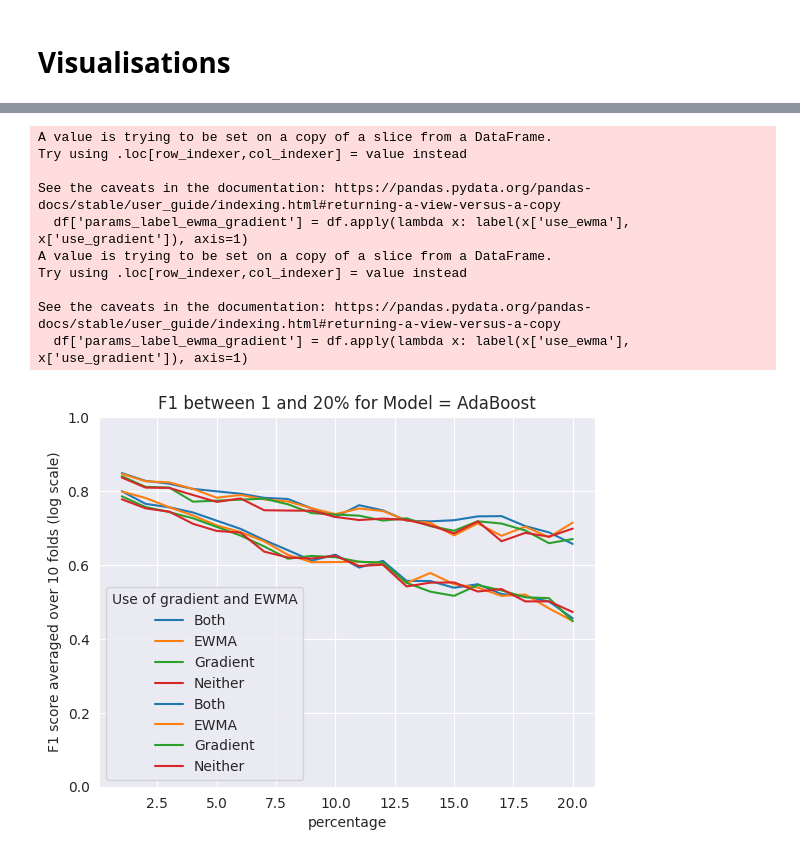
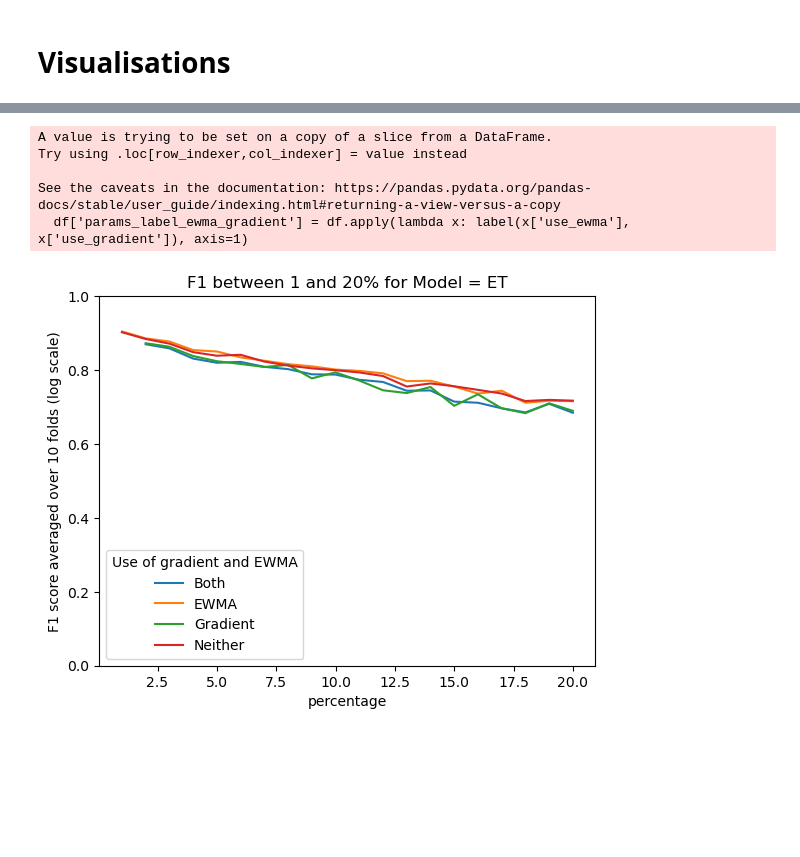
Before and after one commit to IDMP-B-2022/done-soon, a Jupyter notebook: notebooks/analysis.ipynb, the cells around one changed output, grey strips where cells are left out. Drawn from its saved outputs; the diff is of its cells as text; code cells hidden in the pictures; blank space fills up the shorter version.

```diff
--- a/notebooks/analysis.ipynb
+++ b/notebooks/analysis.ipynb
@@ -8,7 +8,7 @@ import pandas as pd
 import seaborn
 # %%
 def parse_files(root_path):
-    files = root_path.joinpath("./outputs-reuben-lag-5").glob("*.json")
+    files = root_path.joinpath("./train-output").glob("**/*.json")
     f1_results = []
     per_problem_results = []
 
@@ -51,4 +51,4 @@ def parse_files(root_path):
 
     return results_df, per_problem_df
 # %%
-data, per_problem = parse_files(Path('./analysis'))
+data, per_problem = parse_files(Path('./analysis/'))
@@ -195,46 +261,43 @@ def plot_average_performance_between_percentages_inclusive(data_df, model, min_p
     model_only = data_df[data_df['model'] == model]
 
     hues = ['Both', 'EWMA', 'Gradient', 'Neither']
+    # hues = ['Neither']
 
     labels_added = label_ewma_and_gradients(model_only)
     labels_added = labels_added[
         labels_added['params_label_ewma_gradient'].isin(hues)]
 
     seaborn.lineplot(data=labels_added, x='percentage', y='f1', hue='params_label_ewma_gradient', errorbar=None,
                      hue_order=hues).set(
         title=f"F1 between {min_p} and {max_p}% for Model = {model}",
         ylabel="F1 score averaged over 10 folds (log scale)")
     plt.legend(title='Use of gradient and EWMA', loc='lower left')
 
     plt.ylim(0, 1)
 
 
 def plot_best_and_worst(best, worst, model):
     plot_average_performance_between_percentages_inclusive(best, model, 1, 20)
-    plot_average_performance_between_percentages_inclusive(worst, model, 1, 20)
+    # plot_average_performance_between_percentages_inclusive(worst, model, 1, 20)
     plt.show()
 
-plot_best_and_worst(best_selected_models, worst_selected_models, 'AdaBoost')
+plot_best_and_worst(best_selected_models, worst_selected_models, 'ET')
+
 # plot_average_performance_between_percentages_inclusive(best_selected_models, 'ET', 1, 20)
 # plot_average_performance_between_percentages_inclusive(best_selected_models, 'MLP', 1, 20)
 # plot_average_performance_between_percentages_inclusive(best_selected_models, 'DUM', 1, 20)
 #
 # plot_average_performance_between_percentages_inclusive(best_selected_models, 'AdaBoost', 1, 20)
 # plot_average_performance_between_percentages_inclusive(best_selected_models, 'ET', 1, 20)
 # plot_average_performance_between_percentages_inclusive(best_selected_models, 'MLP', 1, 20)
 # plot_average_performance_between_percentages_inclusive(best_selected_models, 'DUM', 1, 20)
 # %% [output]
 A value is trying to be set on a copy of a slice from a DataFrame.
 Try using .loc[row_indexer,col_indexer] = value instead
 
 See the caveats in the documentation: https://pandas.pydata.org/pandas-docs/stable/user_guide/indexing.html#returning-a-view-versus-a-copy
   df['params_label_ewma_gradient'] = df.apply(lambda x: label(x['use_ewma'], x['use_gradient']), axis=1)
-A value is trying to be set on a copy of a slice from a DataFrame.
-Try using .loc[row_indexer,col_indexer] = value instead
-
-See the caveats in the documentation: https://pandas.pydata.org/pandas-docs/stable/user_guide/indexing.html#returning-a-view-versus-a-copy
-  df['params_label_ewma_gradient'] = df.apply(lambda x: label(x['use_ewma'], x['use_gradient']), axis=1)
-[figure, old version]
+[figure, new version]
 # %%
 def scatterplot_length_vs_correct_per_problem(data_df, model, use_ewma, use_gradient):
     x = 5
```
Also changed, not shown: parts of 14 cells of this notebook, 5 other files.
